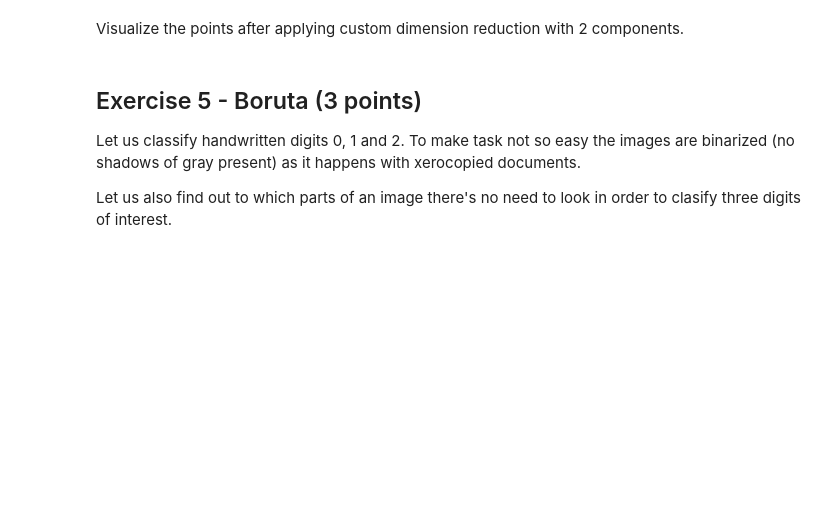
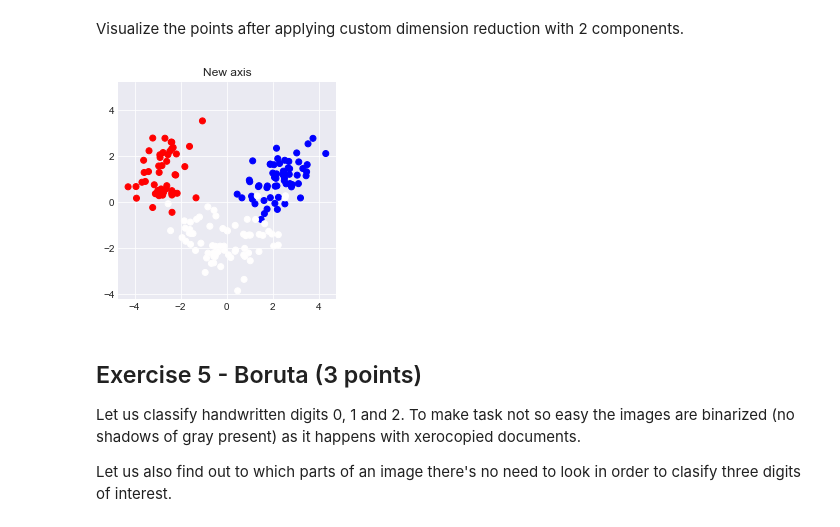
Before and after one commit to KateChubarova/ml-intro, a Jupyter notebook: 6_feature_engineering_selection/homework.ipynb, the cells around one changed output. Saved outputs shown, nothing was run; the diff lists cells and outputs as text; code cells hidden in the pictures; blank space fills up the shorter version.

```diff
--- a/6_feature_engineering_selection/homework.ipynb
+++ b/6_feature_engineering_selection/homework.ipynb
@@ -218,9 +218,7 @@ def objective(x):
     # your code: write objective of the problem (don't forget that scipy does min while we need max)
 
 def norm_constraint(x):
-    n = len(x)
-    norm = np.sqrt(sum(a**2))/n
-    return x - norm
+    return 1-np.linalg.norm(x)
 
 con1 = {'type': 'eq', 'fun': norm_constraint}
 
@@ -235,7 +233,7 @@ x0 = sol.x
 Hurray! We have first vector! Let's do another one.
 # %%
 def orthogonality_constraint(x):
-    return x.T@x
+    return x0.T@x
 
 con2 = {'type': 'eq', 'fun': orthogonality_constraint}
 
@@ -244,7 +242,7 @@ x1 = np.ones(wine_data.shape[1])# your code: initial vector to start optimizatio
 
 sol = minimize(objective,
                x1,
-               constraints = [con2]
+               constraints = [con2, con1]
               )
 
 x1 = sol.x
@@ -265,6 +255,13 @@ AssertionError:
 ### Visualization (2 points)
 # %% [markdown]
 Visualize the points after applying custom dimension reduction with 2 components.
+# %%
+X = np.dot(x0, wine_data_scaled.T)
+y = np.dot(x1, wine_data_scaled.T)
+
+plot_scatter(X, y, auto_scaled=False , title='New axis', clusters=wine_labels)
+# %% [output]
+[figure, added]
 # %% [markdown]
 ## Exercise 5 - Boruta (3 points)
 
```
Also changed, not shown: parts of 2 cells of this notebook.
